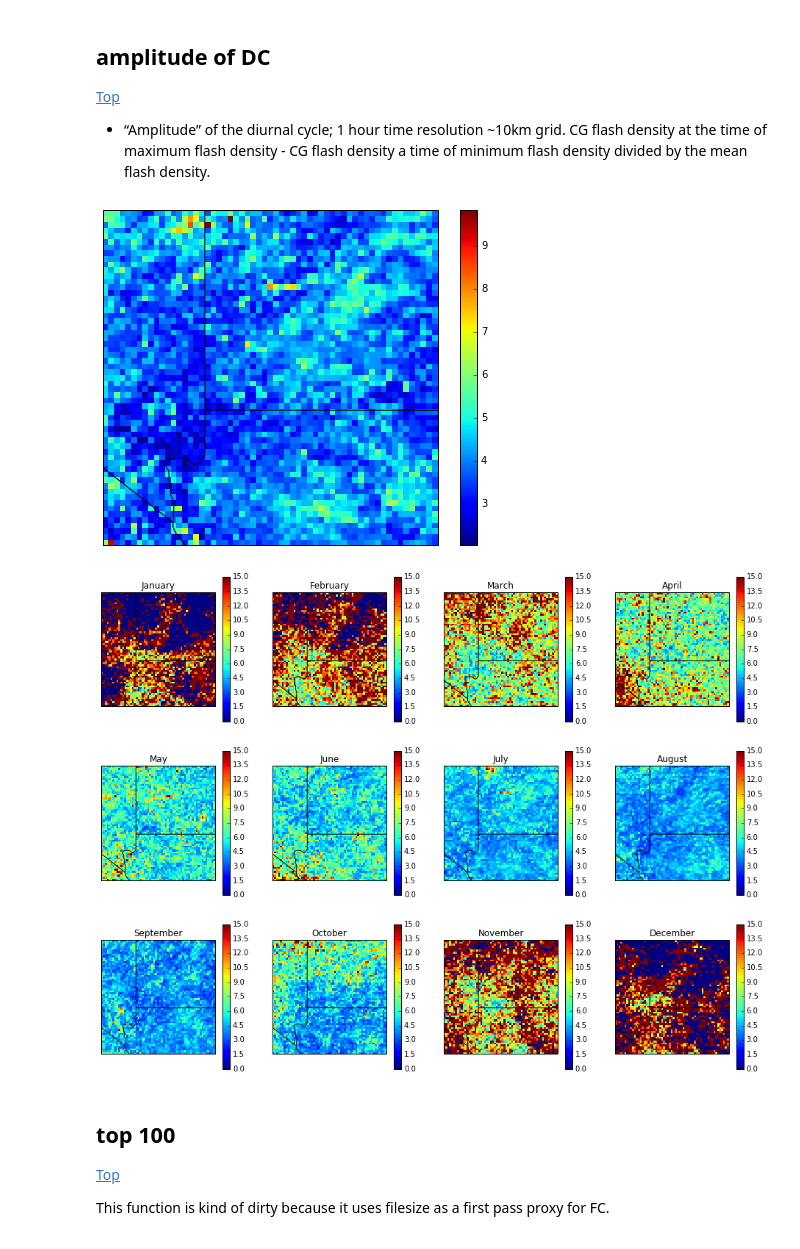
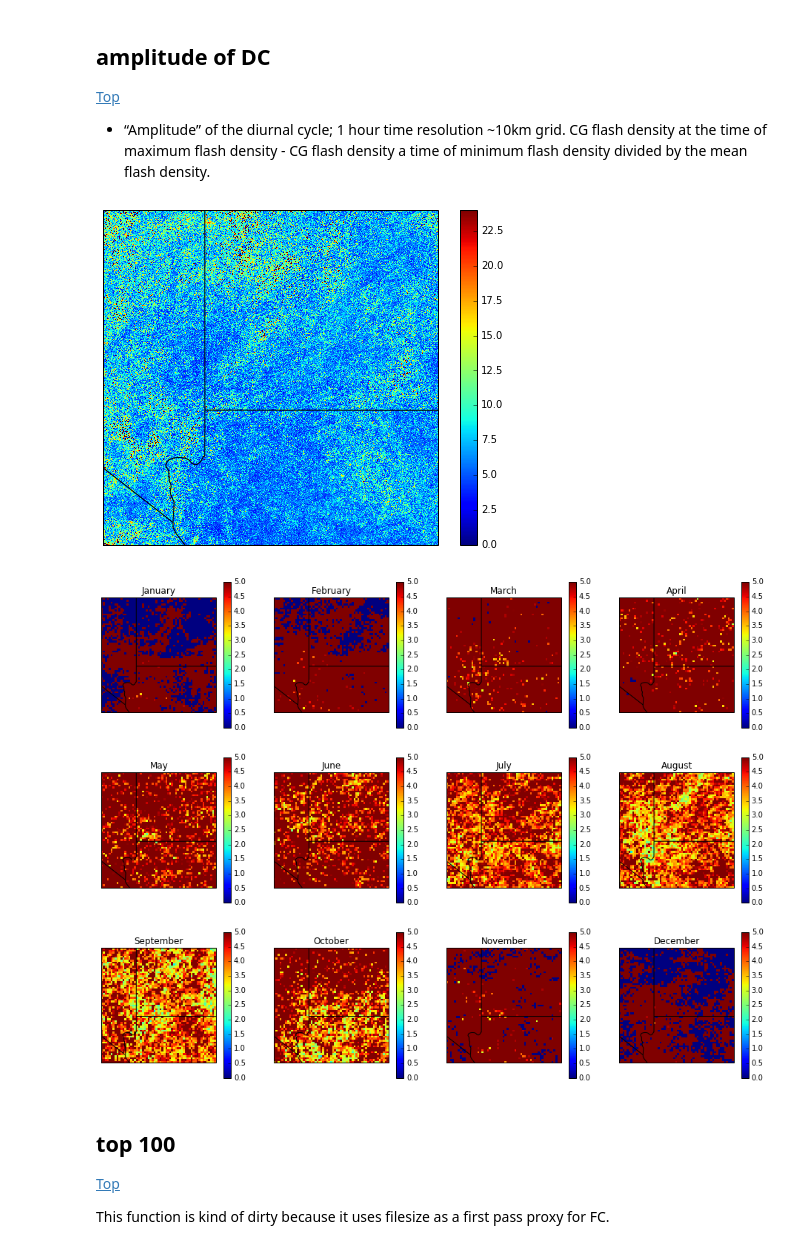
Before and after one commit to jsignell/lightning-tools, a Jupyter notebook: Regional Computations.ipynb, the cells around one changed output. Drawn from its saved outputs; the diff is of its cells as text; code cells hidden in the pictures.

```diff
--- a/Regional Computations.ipynb
+++ b/Regional Computations.ipynb
@@ -190,13 +191,14 @@ plt.colorbar(den, ax=ax);
  - “Amplitude” of the diurnal cycle; 1 hour time resolution ~10km grid.  CG flash density at the time of maximum flash density - CG flash density a time of minimum flash density divided by the mean flash density.
 # %%
 plt.figure(figsize=(8,6))
-hourly3D = np.stack(JJADC_grid.values())
+hourly3D = np.stack(c.DC_grid.values()) #np.stack(JJADC_grid.values())
 amplitude = ((np.max(hourly3D, axis=0)-np.min(hourly3D, axis=0))/np.mean(hourly3D, axis=0))
+amplitude = np.nan_to_num(amplitude)
 ax = background(plt.subplot(1, 1, 1, projection=ccrs.PlateCarree()))
 den = ax.pcolor(c.gridx, c.gridy, amplitude)
 plt.colorbar(den, ax=ax);
 # %% [output]
-[figure, old version]
+[figure, new version]
 # %%
 plt.figure(figsize=(16, 12))
 for m in months.keys():
@@ -204,11 +206,11 @@ for m in months.keys():
     hourly3D = np.stack(MMDC_grid[m].values())
     amplitude = ((np.max(hourly3D, axis=0)-np.min(hourly3D, axis=0))/np.mean(hourly3D, axis=0))
     amplitude = np.nan_to_num(amplitude)
-    den = ax.pcolor(c.gridx, c.gridy, amplitude, vmin=0, vmax=15)
+    den = ax.pcolor(c.gridx, c.gridy, amplitude, vmin=0, vmax=5)
     plt.colorbar(den, ax=ax)
     ax.set_title(months[m])
 # %% [output]
-[figure, old version]
+[figure, new version]
 # %% [markdown]
 ## top 100
 [Top](#Python-programs)
```
Also changed, not shown: parts of 2 cells of this notebook, 4 other files.
